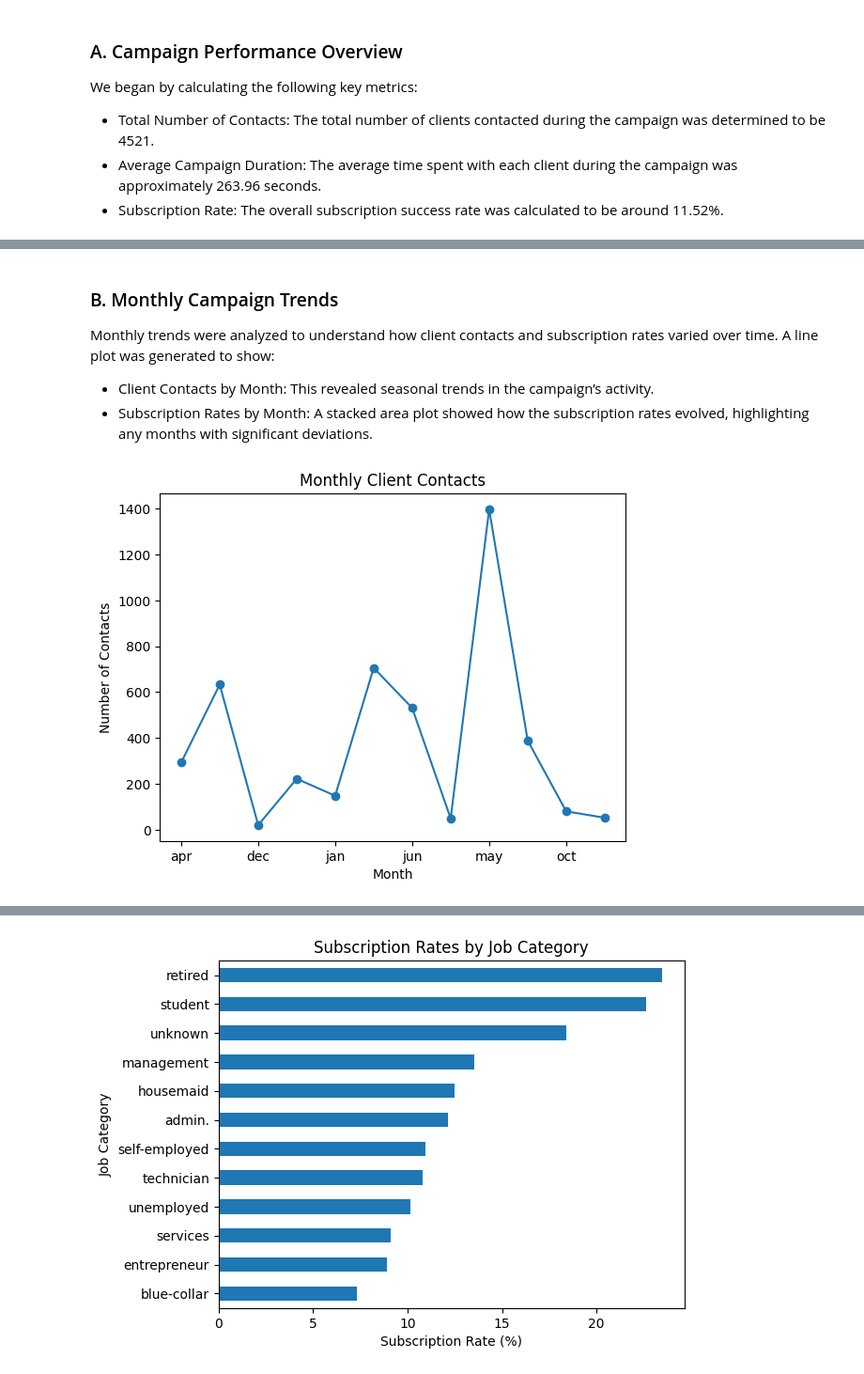
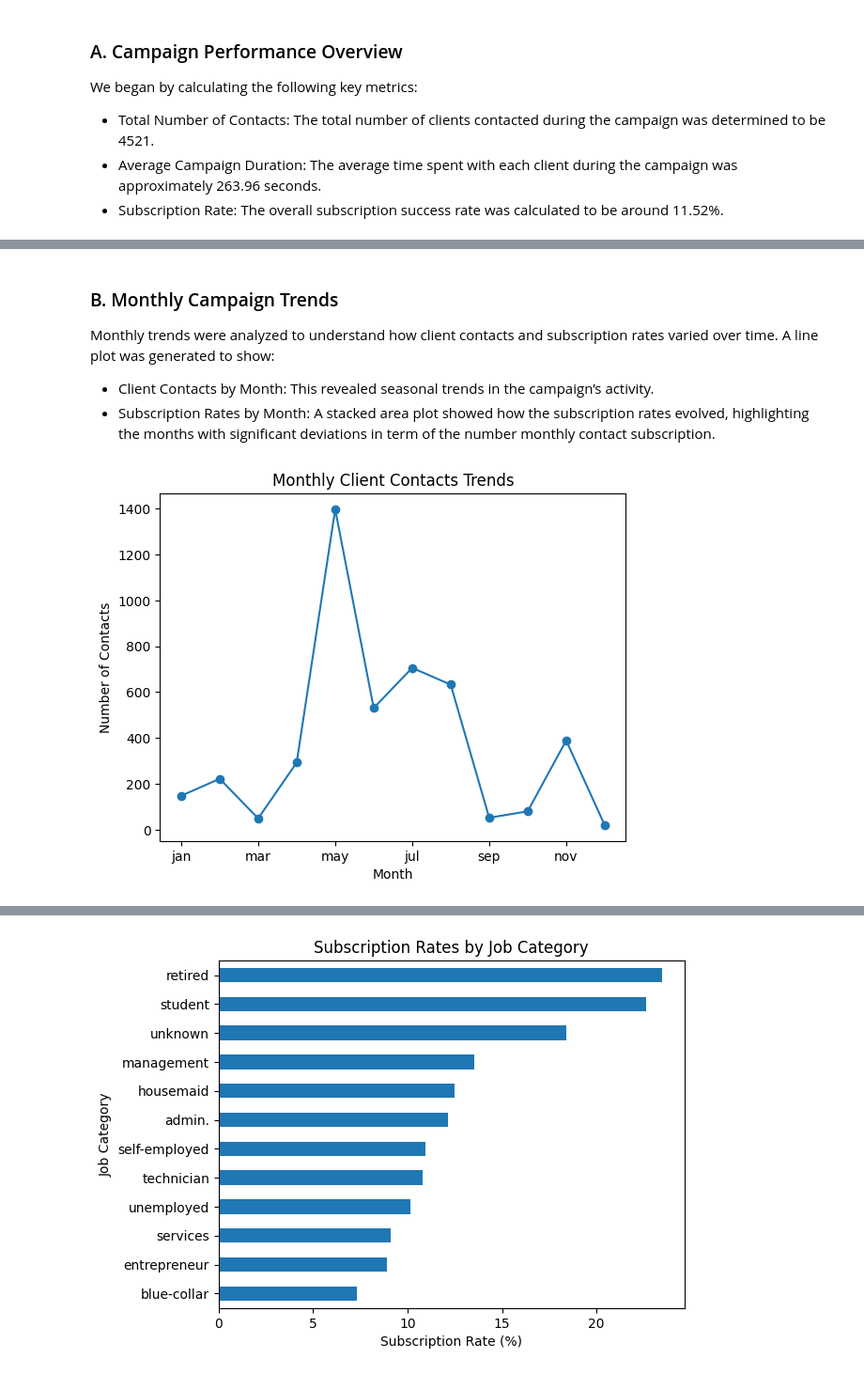
Before and after one commit to Idaogah/datalab, a Jupyter notebook: Bank_Marketing_Campaign_Analysis.ipynb, the cells around one changed output, grey strips where cells are left out. Shown at 94% size. Drawn from its saved outputs; the diff is of its cells as text; code cells hidden in the pictures.

```diff
--- a/Bank_Marketing_Campaign_Analysis.ipynb
+++ b/Bank_Marketing_Campaign_Analysis.ipynb
@@ -118,0 +168,24 @@ df.tail()
+# %%
+# Renaming column with meaningful names
+df = df.rename(columns={'y': 'subscription'})
+
+# Month order
+month_order = ['jan', 'feb', 'mar', 'apr', 'may', 'jun',
+               'jul', 'aug', 'sep', 'oct', 'nov', 'dec']
+
+# Convert the Month Column to a Categorical Type
+df['month'] = pd.Categorical(df['month'], categories=month_order, ordered=True)
+
+# Sort the data
+df = df.sort_values('month')
+
+
+# Check for missing values and duplicates
+missing_values = df.isnull().sum()
+duplicates = df.duplicated().sum()
+
+print("Number of duplicates = ", duplicates, '\n')
+print("Null Count (Missing Values): \n", missing_values, '\n')
+
+# Ensure all columns have correct data type
+print('Column types \n', df.dtypes)
@@ -257,21 +293,21 @@ dtype: float64
 Monthly trends were analyzed to understand how client contacts and subscription rates varied over time. A line plot was generated to show:
 
 - Client Contacts by Month: This revealed seasonal trends in the campaign’s activity.
-- Subscription Rates by Month: A stacked area plot showed how the subscription rates evolved, highlighting any months with significant deviations.
+- Subscription Rates by Month: A stacked area plot showed how the subscription rates evolved, highlighting the months with significant deviations in term of the number monthly contact subscription.
 # %%
 # monthly trends in client contacts per month
 
 # monthly_data = df['month'].value_counts().sort_index()
 # print(df["month"].unique())
 
 monthly_contacts = df.groupby('month', observed=True).size()
 monthly_contacts.plot(kind='line', marker='o')
-plt.title('Monthly Client Contacts')
+plt.title('Monthly Client Contacts Trends')
 plt.xlabel('Month')
 plt.ylabel('Number of Contacts')
 plt.show()
 # %% [output]
-[figure, old version]
+[figure, new version]
 # %%
 # Subcription rate by month
 monthly_subs = df.groupby(['month', 'subscription'], observed=True).size().unstack().fillna(0)
```
Also changed, not shown: parts of 38 cells of this notebook.
